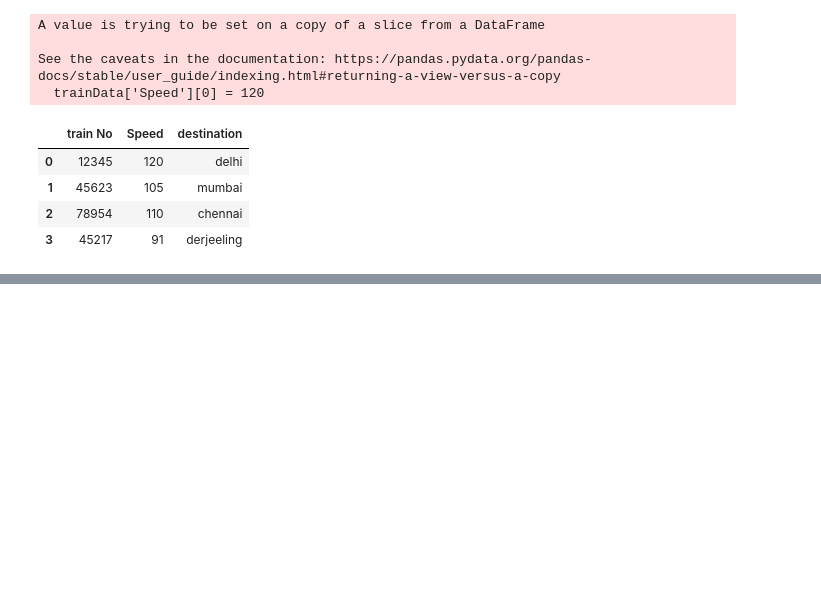
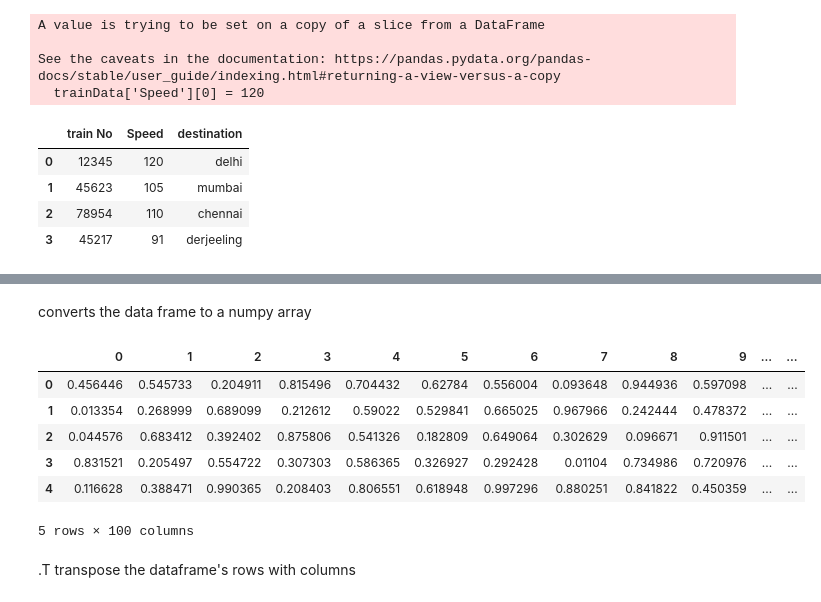
Before and after one commit to RDX-Rudra/Python-World, a Jupyter notebook: jupiter/numpy.ipynb, the cells around one changed output, grey strips where cells are left out. Saved outputs shown, nothing was run; the diff lists cells and outputs as text; code cells hidden in the pictures; blank space fills up the shorter version.

```diff
--- a/jupiter/numpy.ipynb
+++ b/jupiter/numpy.ipynb
@@ -78,0 +117,2 @@ trainData.to_csv('traindata.csv', index= False)
+# %%
+newdf = pd.DataFrame(np.random.rand(100, 5), index= np.arange(100))
@@ -78,0 +162,2 @@ trainData.to_csv('traindata.csv', index= False)
+# %%
+newdf[0][0] = "rdx"
@@ -78,0 +220,16 @@ trainData.to_csv('traindata.csv', index= False)
+# %% [markdown]
+converts the data frame to a numpy array
+# %%
+newdf[0][0] = .45644646
+# %%
+newdf.T
+# %% [output]
+|  | 0 | 1 | 2 | 3 | 4 | 5 | 6 | 7 | 8 | 9 | ... | ... |
+| 0 | 0.456446 | 0.545733 | 0.204911 | 0.815496 | 0.704432 | 0.62784 | 0.556004 | 0.093648 | 0.944936 | 0.597098 | ... | ... |
+| 1 | 0.013354 | 0.268999 | 0.689099 | 0.212612 | 0.59022 | 0.529841 | 0.665025 | 0.967966 | 0.242444 | 0.478372 | ... | ... |
+| 2 | 0.044576 | 0.683412 | 0.392402 | 0.875806 | 0.541326 | 0.182809 | 0.649064 | 0.302629 | 0.096671 | 0.911501 | ... | ... |
+| 3 | 0.831521 | 0.205497 | 0.554722 | 0.307303 | 0.586365 | 0.326927 | 0.292428 | 0.01104 | 0.734986 | 0.720976 | ... | ... |
+| 4 | 0.116628 | 0.388471 | 0.990365 | 0.208403 | 0.806551 | 0.618948 | 0.997296 | 0.880251 | 0.841822 | 0.450359 | ... | ... |
+5 rows × 100 columns
+# %% [markdown]
+.T transpose the dataframe's rows with columns
```
Also changed, not shown: parts of 18 cells of this notebook.
